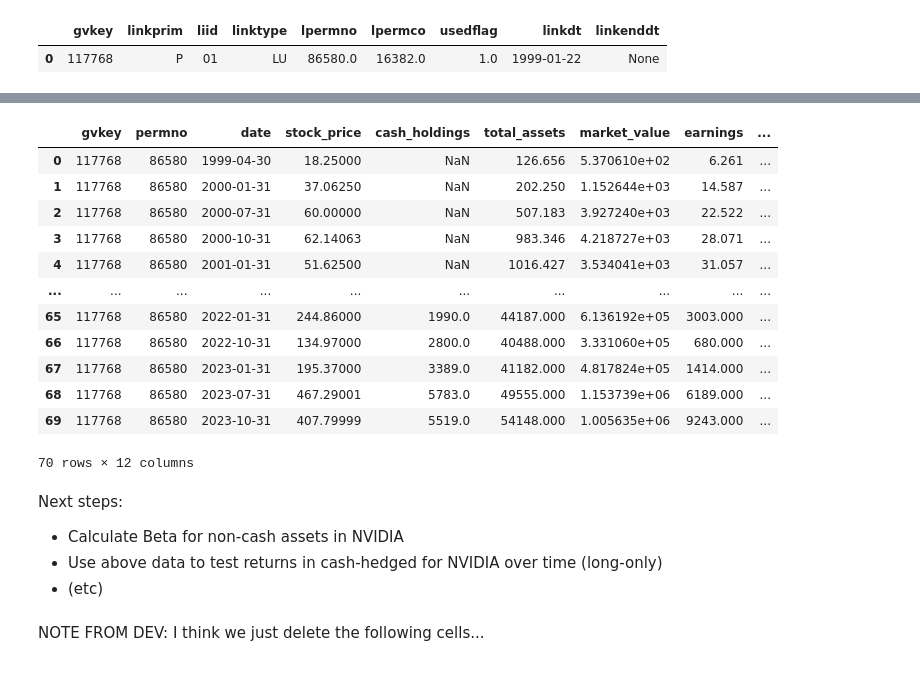
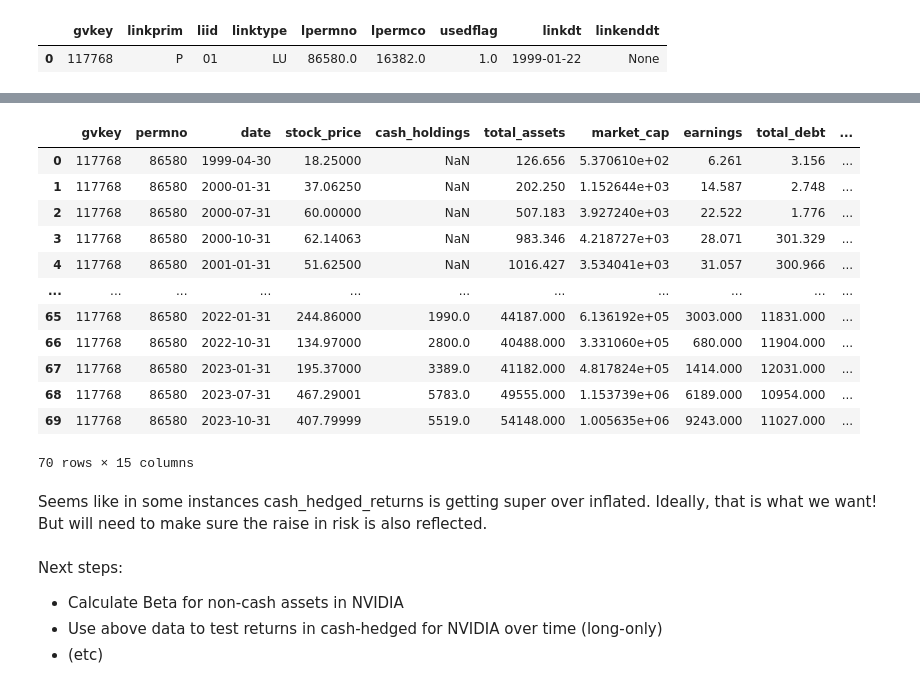
Before and after one commit to veervohra03/CashHedged, a Jupyter notebook: cashHedged.ipynb, the cells around one changed output, grey strips where cells are left out. Drawn from its saved outputs; the diff is of its cells as text; code cells hidden in the pictures.

```diff
--- a/cashHedged.ipynb
+++ b/cashHedged.ipynb
@@ -195,21 +171,56 @@ nvidia
 # %%
-#adding quarterly returns column for ? anaylsis.
-nvidia['quarterly_return'] = nvidia['stock_price'].pct_change(fill_method=None).fillna(0)
-nvidia
+#adding cash share & quarterly returns
+nvidia['cash_share_lagged'] = (nvidia['cash_holdings']/nvidia['total_assets']).shift(2)
+nvidia['quarterly_return'] = nvidia['stock_price'].pct_change(fill_method=None)
-# %% [output]
-|  | gvkey | permno | date | stock_price | cash_holdings | total_assets | market_value | earnings | ... |
-| 0 | 117768 | 86580 | 1999-04-30 | 18.25000 | NaN | 126.656 | 5.370610e+02 | 6.261 | ... |
-| 1 | 117768 | 86580 | 2000-01-31 | 37.06250 | NaN | 202.250 | 1.152644e+03 | 14.587 | ... |
-| 2 | 117768 | 86580 | 2000-07-31 | 60.00000 | NaN | 507.183 | 3.927240e+03 | 22.522 | ... |
-| 3 | 117768 | 86580 | 2000-10-31 | 62.14063 | NaN | 983.346 | 4.218727e+03 | 28.071 | ... |
-| 4 | 117768 | 86580 | 2001-01-31 | 51.62500 | NaN | 1016.427 | 3.534041e+03 | 31.057 | ... |
-| ... | ... | ... | ... | ... | ... | ... | ... | ... | ... |
-| 65 | 117768 | 86580 | 2022-01-31 | 244.86000 | 1990.0 | 44187.000 | 6.136192e+05 | 3003.000 | ... |
-| 66 | 117768 | 86580 | 2022-10-31 | 134.97000 | 2800.0 | 40488.000 | 3.331060e+05 | 680.000 | ... |
-| 67 | 117768 | 86580 | 2023-01-31 | 195.37000 | 3389.0 | 41182.000 | 4.817824e+05 | 1414.000 | ... |
-| 68 | 117768 | 86580 | 2023-07-31 | 467.29001 | 5783.0 | 49555.000 | 1.153739e+06 | 6189.000 | ... |
-| 69 | 117768 | 86580 | 2023-10-31 | 407.79999 | 5519.0 | 54148.000 | 1.005635e+06 | 9243.000 | ... |
-70 rows × 12 columns
+# %%
+#firm-specific cash return estimate, based on Faulkender and Wang (2006) model
+data = nvidia.copy()
+
+#side note: might want to implement a check that market_cap is never NaN or 0 before the following scaling computations
+
+# scaled change in each var
+data['delta_cash'] = (data['cash_holdings'].diff()) / data['market_cap']
+data['delta_earnings'] = (data['earnings'].diff()) / data['market_cap']
+data['delta_net_assets'] = ((data['total_assets'] - data['cash_holdings']).diff()) / data['market_cap']
+data['delta_r_and_d'] = (data['rd_expense'].diff()) / data['market_cap']
+data['delta_dividends'] = (data['dividends_paid'].diff()) / data['market_cap']
+data['leverage'] = data['total_debt'] / (data['total_debt'] + data['market_cap'])
+data['net_financing'] = (data['total_debt'].diff() + data['market_cap'].diff()) / data['market_cap']
+
+#regression
+X = data[['delta_cash', 'delta_earnings', 'delta_net_assets',
+          'delta_r_and_d', 'delta_dividends', 'leverage', 'net_financing']]
+y = data['quarterly_return']
+
+# must drop NaN values for the regression, but we due to missing values we are left with very few data points (for nvidia at least)
+X = X.dropna()
+y = y.loc[X.index]
+
+model = LinearRegression().fit(X, y)
+nvidia_b_it = model.coef_[0]
+# %%
+# calculate the cash-hedged return e_it
+epsilon = 1e-6  # Small constant to avoid division by zero or very small numbers
+nvidia['cash_hedged_return'] = (1 / (1 - nvidia['cash_share_lagged'] + epsilon)) * (
+    nvidia['quarterly_return'] - (nvidia['cash_share_lagged'] / (1 - nvidia['cash_share_lagged'] + epsilon)) * nvidia_b_it
+)
+nvidia
+# %% [output]
+|  | gvkey | permno | date | stock_price | cash_holdings | total_assets | market_cap | earnings | total_debt | ... |
+| 0 | 117768 | 86580 | 1999-04-30 | 18.25000 | NaN | 126.656 | 5.370610e+02 | 6.261 | 3.156 | ... |
+| 1 | 117768 | 86580 | 2000-01-31 | 37.06250 | NaN | 202.250 | 1.152644e+03 | 14.587 | 2.748 | ... |
+| 2 | 117768 | 86580 | 2000-07-31 | 60.00000 | NaN | 507.183 | 3.927240e+03 | 22.522 | 1.776 | ... |
+| 3 | 117768 | 86580 | 2000-10-31 | 62.14063 | NaN | 983.346 | 4.218727e+03 | 28.071 | 301.329 | ... |
+| 4 | 117768 | 86580 | 2001-01-31 | 51.62500 | NaN | 1016.427 | 3.534041e+03 | 31.057 | 300.966 | ... |
+| ... | ... | ... | ... | ... | ... | ... | ... | ... | ... | ... |
+| 65 | 117768 | 86580 | 2022-01-31 | 244.86000 | 1990.0 | 44187.000 | 6.136192e+05 | 3003.000 | 11831.000 | ... |
+| 66 | 117768 | 86580 | 2022-10-31 | 134.97000 | 2800.0 | 40488.000 | 3.331060e+05 | 680.000 | 11904.000 | ... |
+| 67 | 117768 | 86580 | 2023-01-31 | 195.37000 | 3389.0 | 41182.000 | 4.817824e+05 | 1414.000 | 12031.000 | ... |
+| 68 | 117768 | 86580 | 2023-07-31 | 467.29001 | 5783.0 | 49555.000 | 1.153739e+06 | 6189.000 | 10954.000 | ... |
+| 69 | 117768 | 86580 | 2023-10-31 | 407.79999 | 5519.0 | 54148.000 | 1.005635e+06 | 9243.000 | 11027.000 | ... |
+70 rows × 15 columns
+# %% [markdown]
+Seems like in some instances cash_hedged_returns is getting super over inflated. Ideally, that is what we want! But will need to make sure the raise in risk is also reflected.
 # %% [markdown]
 Next steps:
 * Calculate Beta for non-cash assets in NVIDIA
@@ -220,2 +228,0 @@ Next steps:
-# %% [markdown]
-NOTE FROM DEV: I think we just delete the following cells...
```
Also changed, not shown: parts of 12 cells of this notebook.
